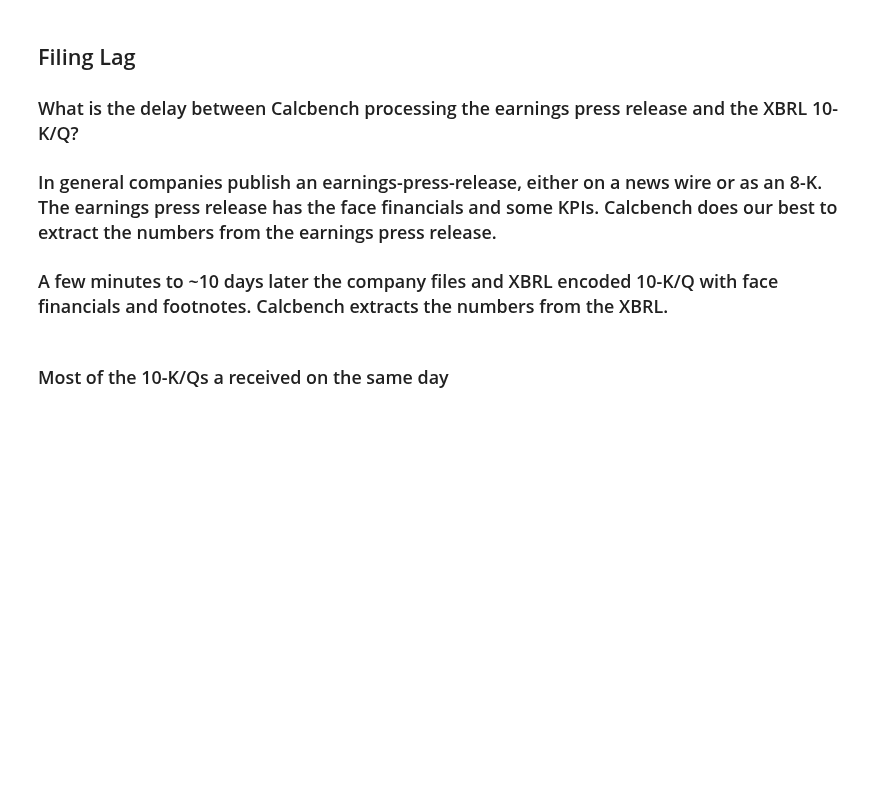
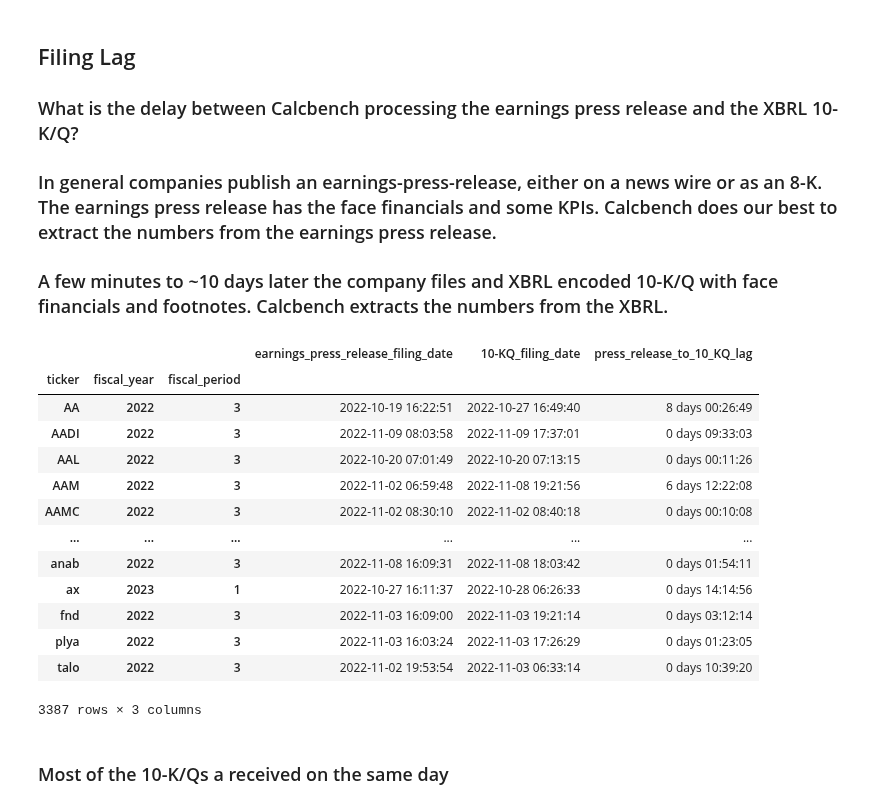
Before and after one commit to calcbench/notebooks, a Jupyter notebook: filing_timeline.ipynb, the cells around one changed output. Saved outputs shown, nothing was run; the diff lists cells and outputs as text; code cells hidden in the pictures; blank space fills up the shorter version.

```diff
--- a/filing_timeline.ipynb
+++ b/filing_timeline.ipynb
@@ -15,6 +15,7 @@ filings = cb.filings_dataframe(
 )
 # %%
 def filing_timeline(filings):
+    filings = filings.sort_values('calcbench_finished_load')
     ten_QK = filings[filings.filing_type == FilingType.annualQuarterlyReport]
     ten_KQ_filing_date = pd.NaT
     if ten_QK.shape[0] > 0:
@@ -41,7 +42,24 @@ def filing_timeline(filings):
         ],
     )
 # %%
-d = filings.groupby("ticker").apply(filing_timeline).dropna()
+filing_lags = filings.groupby(["ticker", "fiscal_year", "fiscal_period"]).apply(filing_timeline).dropna()
+# %%
+filing_lags
+# %% [output]
+|  |  |  | earnings_press_release_filing_date | 10-KQ_filing_date | press_release_to_10_KQ_lag |
+| ticker | fiscal_year | fiscal_period |  |  |  |
+| AA | 2022 | 3 | 2022-10-19 16:22:51 | 2022-10-27 16:49:40 | 8 days 00:26:49 |
+| AADI | 2022 | 3 | 2022-11-09 08:03:58 | 2022-11-09 17:37:01 | 0 days 09:33:03 |
+| AAL | 2022 | 3 | 2022-10-20 07:01:49 | 2022-10-20 07:13:15 | 0 days 00:11:26 |
+| AAM | 2022 | 3 | 2022-11-02 06:59:48 | 2022-11-08 19:21:56 | 6 days 12:22:08 |
+| AAMC | 2022 | 3 | 2022-11-02 08:30:10 | 2022-11-02 08:40:18 | 0 days 00:10:08 |
+| ... | ... | ... | ... | ... | ... |
+| anab | 2022 | 3 | 2022-11-08 16:09:31 | 2022-11-08 18:03:42 | 0 days 01:54:11 |
+| ax | 2023 | 1 | 2022-10-27 16:11:37 | 2022-10-28 06:26:33 | 0 days 14:14:56 |
+| fnd | 2022 | 3 | 2022-11-03 16:09:00 | 2022-11-03 19:21:14 | 0 days 03:12:14 |
+| plya | 2022 | 3 | 2022-11-03 16:03:24 | 2022-11-03 17:26:29 | 0 days 01:23:05 |
+| talo | 2022 | 3 | 2022-11-02 19:53:54 | 2022-11-03 06:33:14 | 0 days 10:39:20 |
+3387 rows × 3 columns
 # %% [markdown]
 ### Most of the 10-K/Qs a received on the same day
 # %%
```
Also changed, not shown: parts of 6 cells of this notebook.
